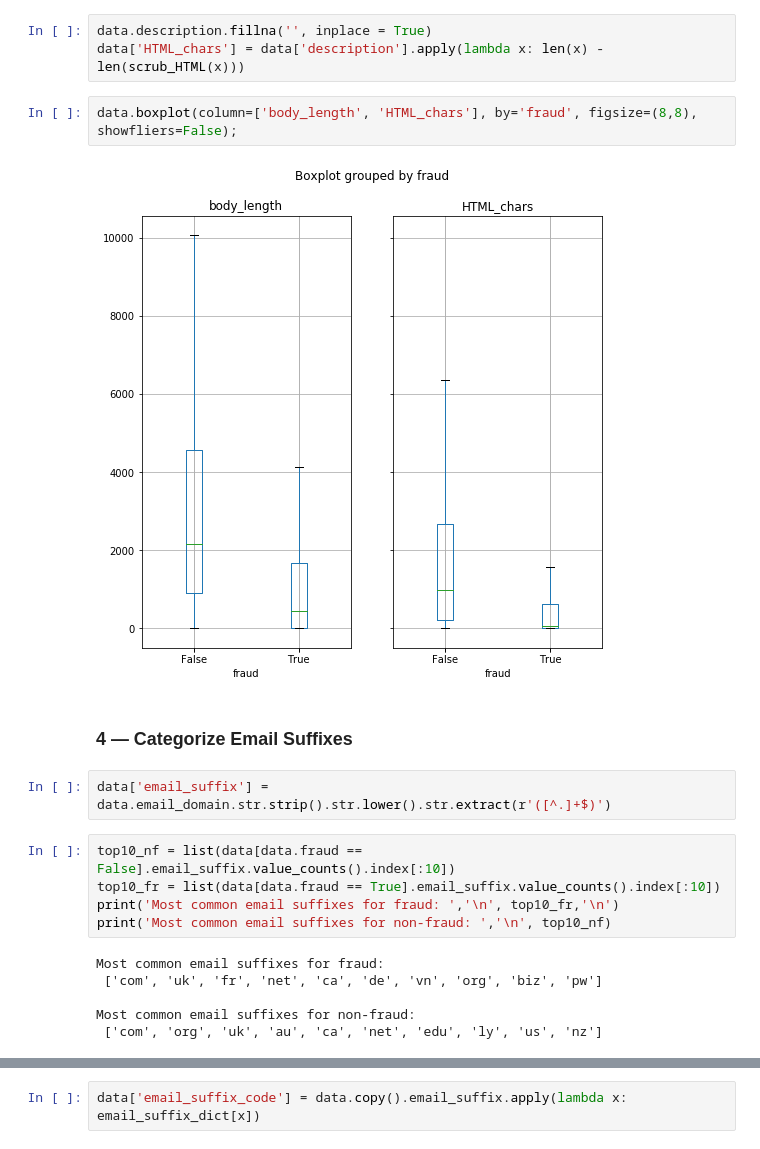
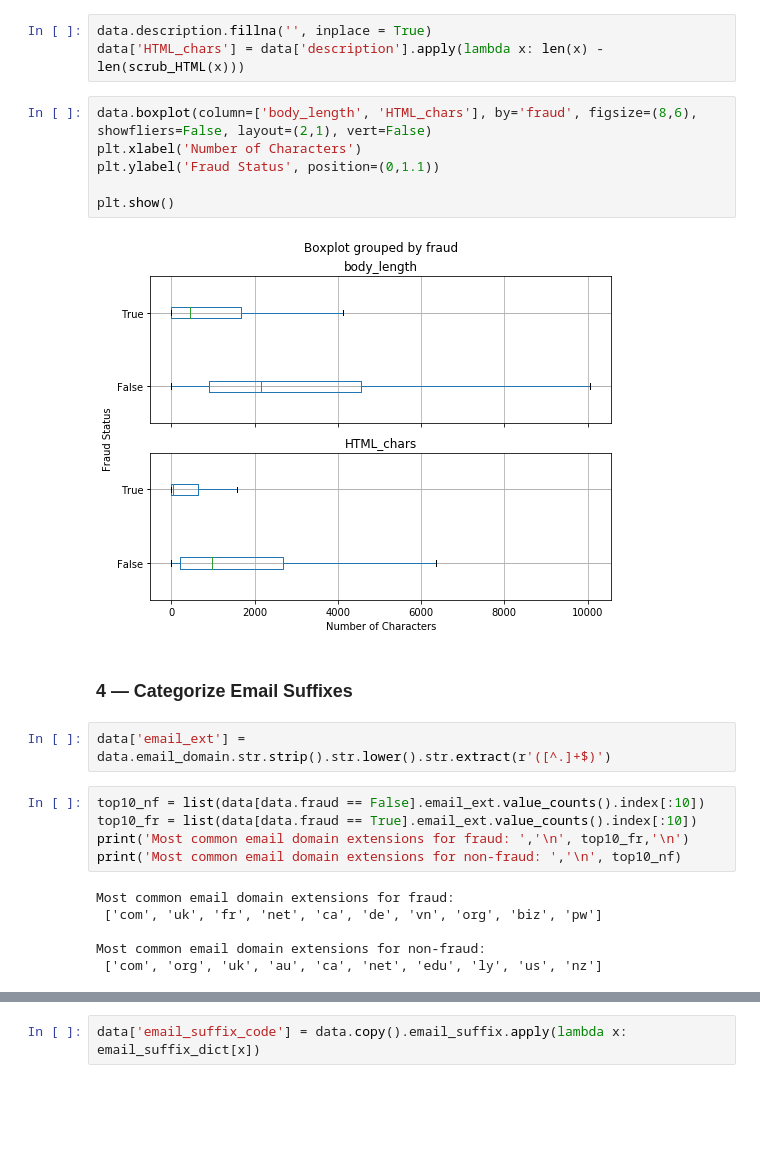
Before and after one commit to kellystroh/Fraud_Detection_Classifier, a Jupyter notebook: feature_engineering.ipynb, the cells around one changed output, grey strips where cells are left out. Cells and saved outputs as stored; diff of their text form; blank space fills up the shorter version.

```diff
--- a/feature_engineering.ipynb
+++ b/feature_engineering.ipynb
@@ -249,22 +253,26 @@ def scrub_HTML(text):
 data.description.fillna('', inplace = True)
 data['HTML_chars'] = data['description'].apply(lambda x: len(x) - len(scrub_HTML(x)))
 # %%
-data.boxplot(column=['body_length', 'HTML_chars'], by='fraud', figsize=(8,8), showfliers=False);
+data.boxplot(column=['body_length', 'HTML_chars'], by='fraud', figsize=(8,6), showfliers=False, layout=(2,1), vert=False)
+plt.xlabel('Number of Characters')
+plt.ylabel('Fraud Status', position=(0,1.1))
+
+plt.show()
 # %% [output]
-[figure, old version]
+[figure, new version]
 # %% [markdown]
 ### 4 — Categorize Email Suffixes
 # %%
-data['email_suffix'] = data.email_domain.str.strip().str.lower().str.extract(r'([^.]+$)')
+data['email_ext'] = data.email_domain.str.strip().str.lower().str.extract(r'([^.]+$)')
 # %%
-top10_nf = list(data[data.fraud == False].email_suffix.value_counts().index[:10])
-top10_fr = list(data[data.fraud == True].email_suffix.value_counts().index[:10])
-print('Most common email suffixes for fraud: ','\n', top10_fr,'\n')
-print('Most common email suffixes for non-fraud: ','\n', top10_nf)
+top10_nf = list(data[data.fraud == False].email_ext.value_counts().index[:10])
+top10_fr = list(data[data.fraud == True].email_ext.value_counts().index[:10])
+print('Most common email domain extensions for fraud: ','\n', top10_fr,'\n')
+print('Most common email domain extensions for non-fraud: ','\n', top10_nf)
 # %% [output]
-Most common email suffixes for fraud:
+Most common email domain extensions for fraud:
  ['com', 'uk', 'fr', 'net', 'ca', 'de', 'vn', 'org', 'biz', 'pw']
 
-Most common email suffixes for non-fraud:
+Most common email domain extensions for non-fraud:
  ['com', 'org', 'uk', 'au', 'ca', 'net', 'edu', 'ly', 'us', 'nz']
 # %%
```
Also changed, not shown: parts of 12 cells of this notebook.
